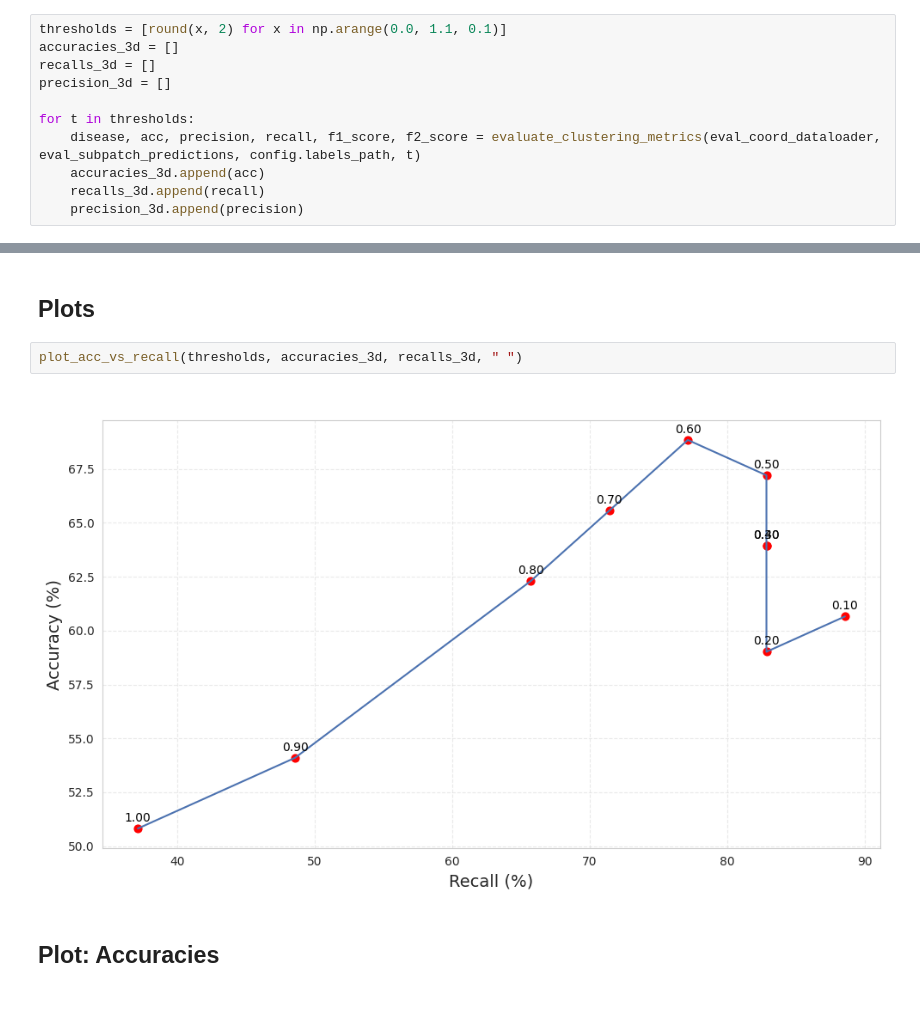
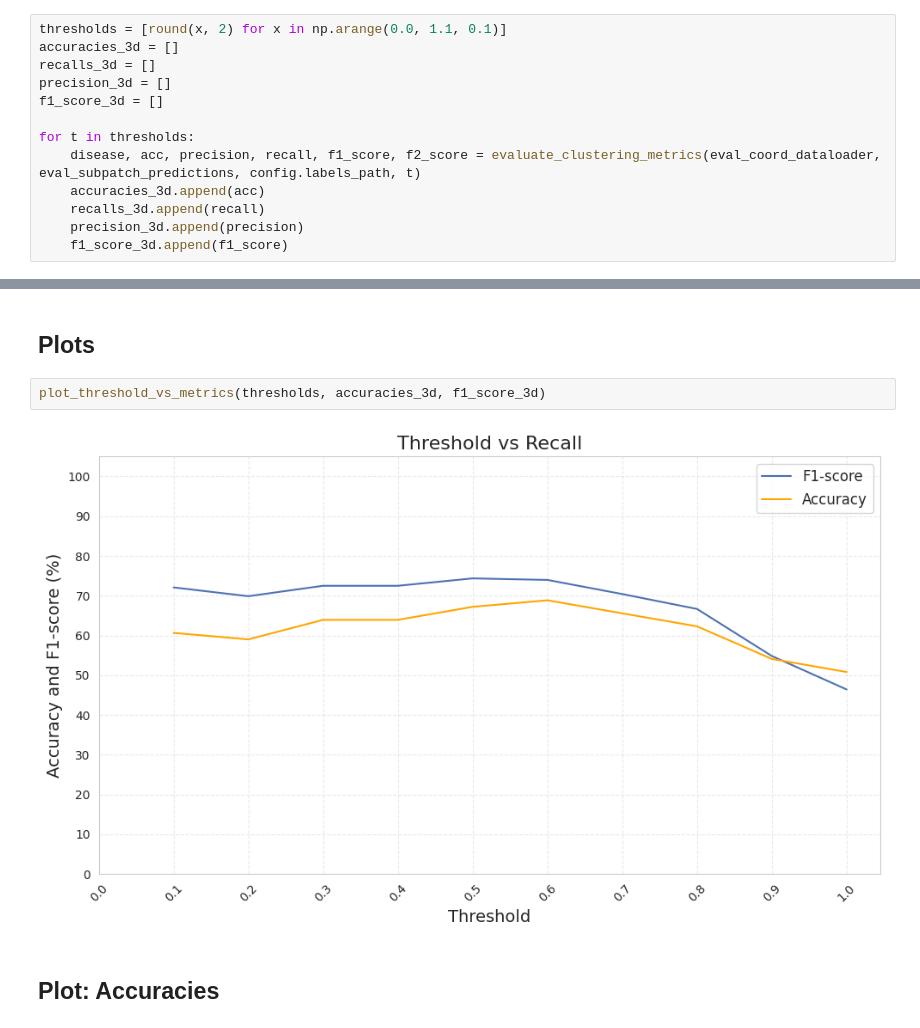
Before and after one commit to bhumikasadbhave/Master-Thesis-SITS, a Jupyter notebook: Experimentation/threshold-experimentation.ipynb, the cells around one changed output, grey strips where cells are left out. Drawn from its saved outputs; the diff is of its cells as text.

```diff
--- a/Experimentation/threshold-experimentation.ipynb
+++ b/Experimentation/threshold-experimentation.ipynb
@@ -421,12 +421,14 @@ thresholds = [round(x, 2) for x in np.arange(0.0, 1.1, 0.1)]
 accuracies_3d = []
 recalls_3d = []
 precision_3d = []
+f1_score_3d = []
 
 for t in thresholds:
     disease, acc, precision, recall, f1_score, f2_score = evaluate_clustering_metrics(eval_coord_dataloader, eval_subpatch_predictions, config.labels_path, t)
     accuracies_3d.append(acc)
     recalls_3d.append(recall)
     precision_3d.append(precision)
+    f1_score_3d.append(f1_score)
 # %%
 precisions_kmeans, recalls_kmeans
 # %% [output]
@@ -440,9 +442,9 @@ precision_3d, recalls_3d
 # %% [markdown]
 ## Plots
 # %%
-plot_acc_vs_recall(thresholds, accuracies_3d, recalls_3d, " ")
+plot_threshold_vs_metrics(thresholds, accuracies_3d, f1_score_3d)
 # %% [output]
-[figure, old version]
+[figure, new version]
 # %% [markdown]
 ## Plot: Accuracies
 # %%
```
Also changed, not shown: parts of 5 cells of this notebook, 1 other file.
